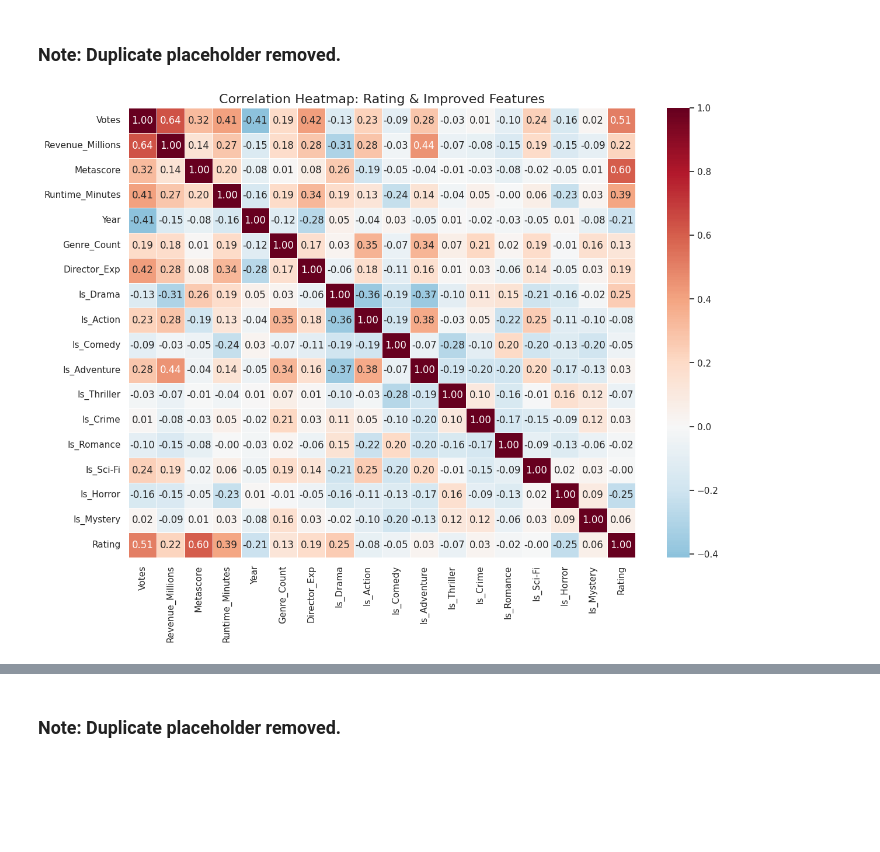
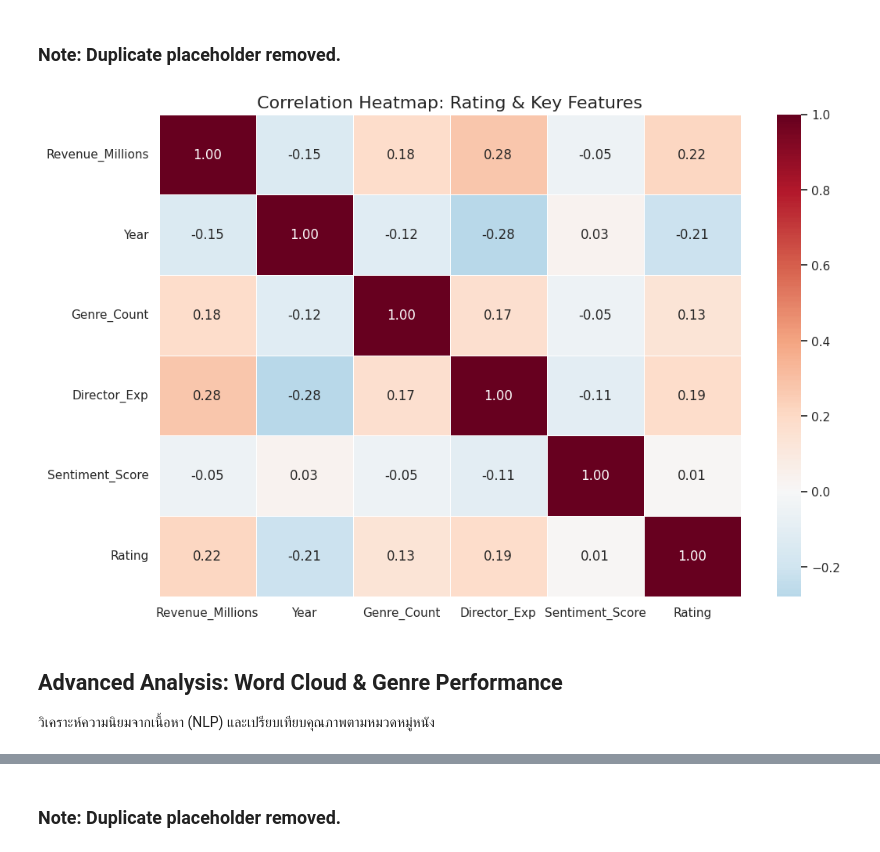
Before and after one commit to s6604053620019-a11y/colab, a Jupyter notebook: IMDB.ipynb, the cells around one changed output, grey strips where cells are left out. Cells and saved outputs as stored; diff of their text form; code cells hidden in the pictures; blank space fills up the shorter version.

```diff
--- a/IMDB.ipynb
+++ b/IMDB.ipynb
@@ -360,25 +448,30 @@ display(get_hybrid_recommendations('Inception'))
 # %%
 import matplotlib.pyplot as plt
 import seaborn as sns
 
-# Select the features used in the improved model plus the target variable
-corr_features = new_features + ['Rating']
-plt.figure(figsize=(14, 10))
+# Define the features used in the final model
+# Based on the X_final columns created in previous cells
+features_to_check = ['Revenue_Millions', 'Year', 'Genre_Count', 'Director_Exp', 'Sentiment_Score', 'Rating']
 
-# Calculate correlation matrix
-corr_matrix_new = df[corr_features].corr()
+plt.figure(figsize=(12, 8))
+
+# Calculate correlation matrix using the defined features
+corr_matrix_new = df[features_to_check].corr()
 
 # Create heatmap
 sns.heatmap(
     corr_matrix_new,
     annot=True,
     cmap='RdBu_r',
     fmt='.2f',
     center=0,
     linewidths=0.5
 )
 
-plt.title('Correlation Heatmap: Rating & Improved Features', fontsize=16)
+plt.title('Correlation Heatmap: Rating & Key Features', fontsize=16)
 plt.show()
 # %% [output]
-[figure, old version]
+[figure, new version]
+# %% [markdown]
+## Advanced Analysis: Word Cloud & Genre Performance
+วิเคราะห์ความนิยมจากเนื้อหา (NLP) และเปรียบเทียบคุณภาพตามหมวดหมู่หนัง
```
Also changed, not shown: parts of 21 cells of this notebook.
